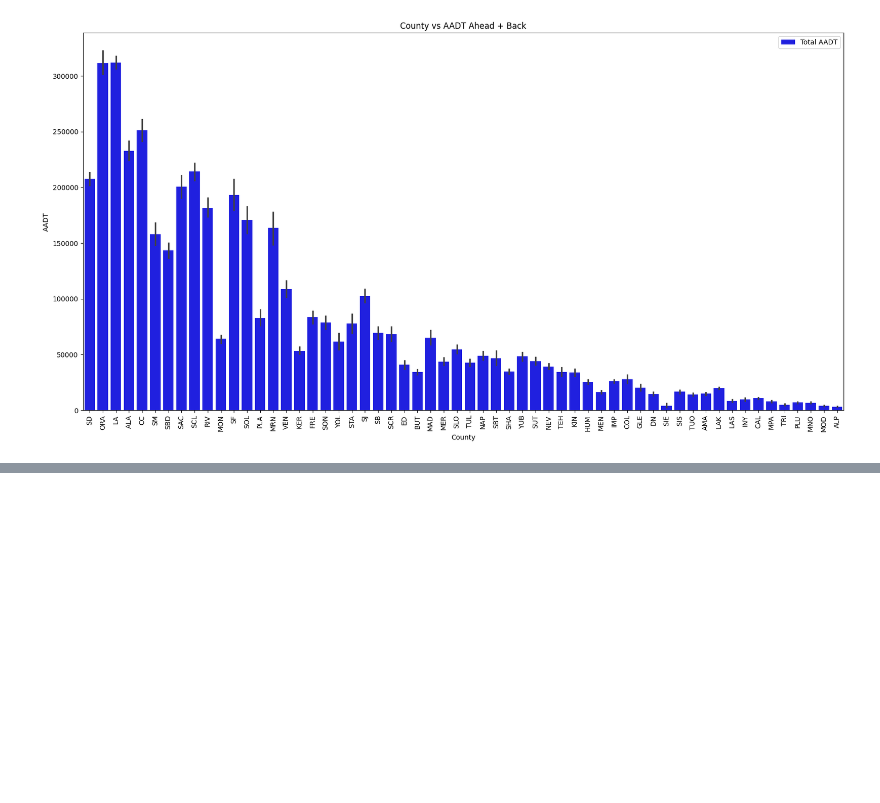
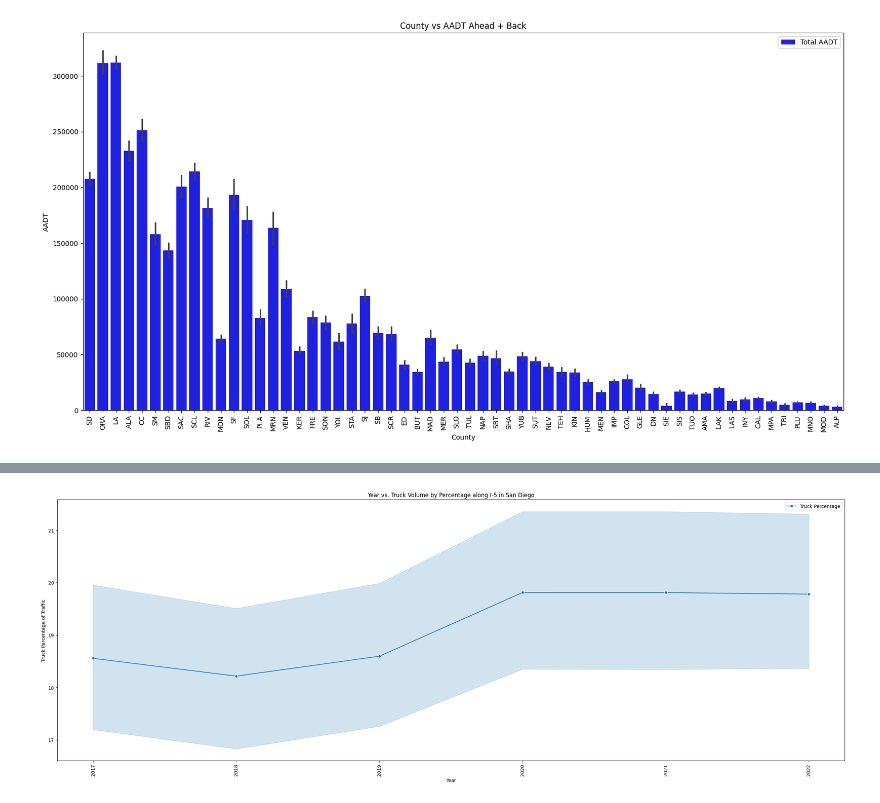
Before and after one commit to scmiller005/ECE143_Group8, a Jupyter notebook: Datavis Code/scott_DataVis.ipynb, the cells around one changed output, grey strips where cells are left out. Cells and saved outputs as stored; diff of their text form; code cells hidden in the pictures; blank space fills up the shorter version.

```diff
--- a/Datavis Code/scott_DataVis.ipynb
+++ b/Datavis Code/scott_DataVis.ipynb
@@ -118,0 +123,14 @@ plt.pyplot.show()
+# %%
+# Graph 8: Year vs. Plot of truck volume by percentage along I-5
+sub_truck_df_rte5 = sub_truck_df[sub_truck_df['RTE'] == '5']
+sub_truck_df_rte5_SD = sub_truck_df_rte5[sub_truck_df_rte5['CNTY'] == 'SD']
+fig, ax = plt.pyplot.subplots(figsize=(30, 10))
+sns.lineplot(x='YEAR', y='TRK_PERCENT_TOT', data=sub_truck_df_rte5, marker='o', label='Truck Percentage')
+plt.pyplot.xlabel('Year')
+plt.pyplot.ylabel('Truck Percentage of Traffic')
+plt.pyplot.title('Year vs. Truck Volume by Percentage along I-5 in San Diego')
+plt.pyplot.legend()
+plt.pyplot.xticks(rotation=90)
+plt.pyplot.show()
+# %% [output]
+[figure, added]
```
Also changed, not shown: parts of 5 cells of this notebook.
